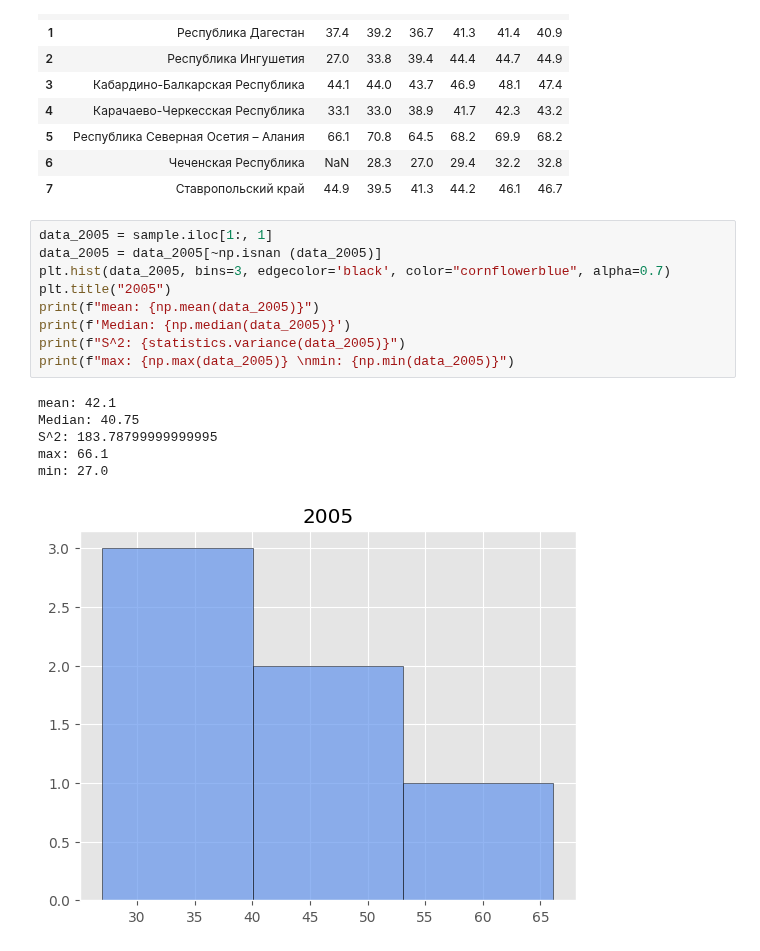
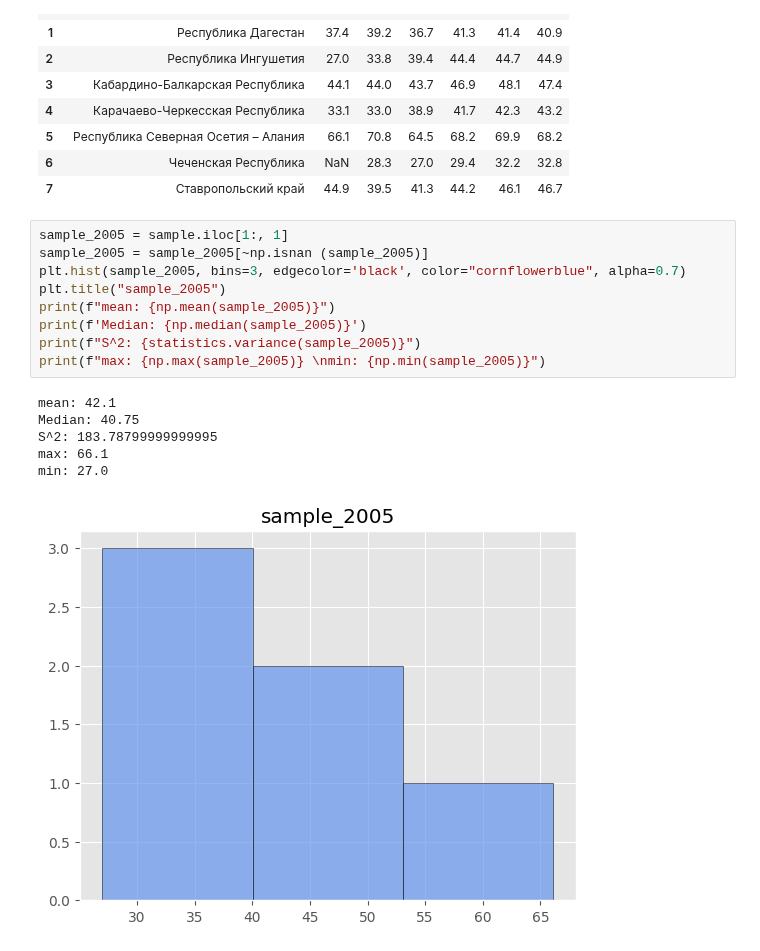
Before and after one commit to c0de1sl1fe/Probability, a Jupyter notebook: lab_3/lab_3.ipynb, the cells around one changed output. Saved outputs shown, nothing was run; the diff lists cells and outputs as text.

```diff
--- a/lab_3/lab_3.ipynb
+++ b/lab_3/lab_3.ipynb
@@ -41,19 +41,19 @@ sample
 | 6 | Чеченская Республика | NaN | 28.3 | 27.0 | 29.4 | 32.2 | 32.8 |
 | 7 | Ставропольский край | 44.9 | 39.5 | 41.3 | 44.2 | 46.1 | 46.7 |
 # %%
-data_2005 = sample.iloc[1:, 1]
-data_2005 = data_2005[~np.isnan (data_2005)]
-plt.hist(data_2005, bins=3, edgecolor='black', color="cornflowerblue", alpha=0.7)
-plt.title("2005")
-print(f"mean: {np.mean(data_2005)}")
-print(f'Median: {np.median(data_2005)}')
-print(f"S^2: {statistics.variance(data_2005)}")
-print(f"max: {np.max(data_2005)} \nmin: {np.min(data_2005)}")
+sample_2005 = sample.iloc[1:, 1]
+sample_2005 = sample_2005[~np.isnan (sample_2005)]
+plt.hist(sample_2005, bins=3, edgecolor='black', color="cornflowerblue", alpha=0.7)
+plt.title("sample_2005")
+print(f"mean: {np.mean(sample_2005)}")
+print(f'Median: {np.median(sample_2005)}')
+print(f"S^2: {statistics.variance(sample_2005)}")
+print(f"max: {np.max(sample_2005)} \nmin: {np.min(sample_2005)}")
 # %% [output]
 mean: 42.1
 Median: 40.75
 S^2: 183.78799999999995
 max: 66.1
 min: 27.0
-[figure, old version]
+[figure, new version]
 # %%
```
Also changed, not shown: parts of 24 cells of this notebook, 1 other file.
